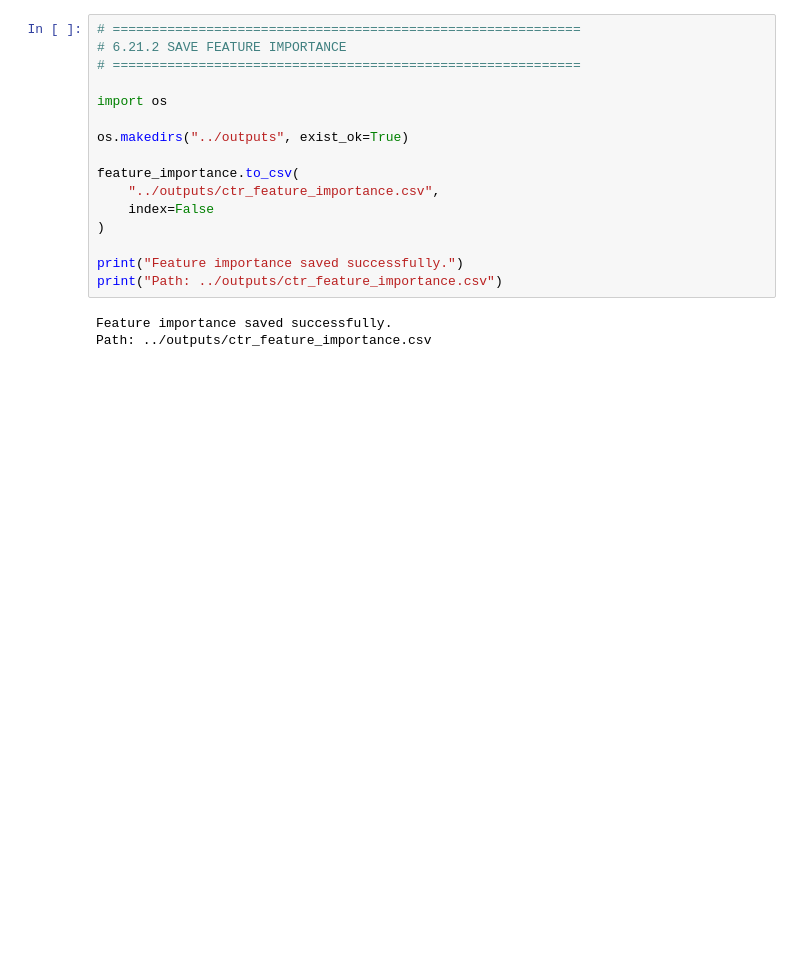
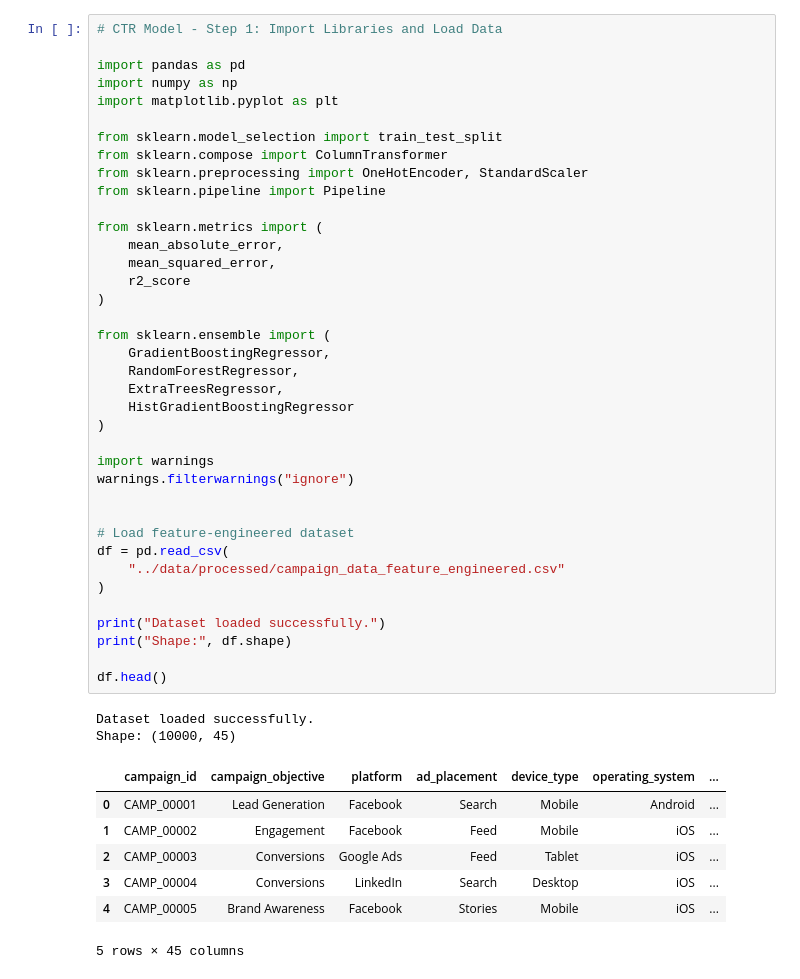
Before and after one commit to thirukumaran-ml/Marketing-Intelligence-Campaign-Optimization, a Jupyter notebook: notebooks/06_ctr_model.ipynb, the cells around one changed output. Drawn from its saved outputs; the diff is of its cells as text; blank space fills up the shorter version.

```diff
--- a/notebooks/06_ctr_model.ipynb
+++ b/notebooks/06_ctr_model.ipynb
@@ -1203,19 +1,48 @@ plt.show()
-# %%
-# ============================================================
-# 6.21.2 SAVE FEATURE IMPORTANCE
-# ============================================================
-
-import os
-
-os.makedirs("../outputs", exist_ok=True)
-
-feature_importance.to_csv(
-    "../outputs/ctr_feature_importance.csv",
-    index=False
-)
-
-print("Feature importance saved successfully.")
-print("Path: ../outputs/ctr_feature_importance.csv")
-# %% [output]
-Feature importance saved successfully.
-Path: ../outputs/ctr_feature_importance.csv
+# %%
+# CTR Model - Step 1: Import Libraries and Load Data
+
+import pandas as pd
+import numpy as np
+import matplotlib.pyplot as plt
+
+from sklearn.model_selection import train_test_split
+from sklearn.compose import ColumnTransformer
+from sklearn.preprocessing import OneHotEncoder, StandardScaler
+from sklearn.pipeline import Pipeline
+
+from sklearn.metrics import (
+    mean_absolute_error,
+    mean_squared_error,
+    r2_score
+)
+
+from sklearn.ensemble import (
+    GradientBoostingRegressor,
+    RandomForestRegressor,
+    ExtraTreesRegressor,
+    HistGradientBoostingRegressor
+)
+
+import warnings
+warnings.filterwarnings("ignore")
+
+
+# Load feature-engineered dataset
+df = pd.read_csv(
+    "../data/processed/campaign_data_feature_engineered.csv"
+)
+
+print("Dataset loaded successfully.")
+print("Shape:", df.shape)
+
+df.head()
+# %% [output]
+Dataset loaded successfully.
+Shape: (10000, 45)
+|  | campaign_id | campaign_objective | platform | ad_placement | device_type | operating_system | ... |
+| 0 | CAMP_00001 | Lead Generation | Facebook | Search | Mobile | Android | ... |
+| 1 | CAMP_00002 | Engagement | Facebook | Feed | Mobile | iOS | ... |
+| 2 | CAMP_00003 | Conversions | Google Ads | Feed | Tablet | iOS | ... |
+| 3 | CAMP_00004 | Conversions | LinkedIn | Search | Desktop | iOS | ... |
+| 4 | CAMP_00005 | Brand Awareness | Facebook | Stories | Mobile | iOS | ... |
+5 rows × 45 columns
```
Also changed, not shown: parts of 42 cells of this notebook, 8 other files.
